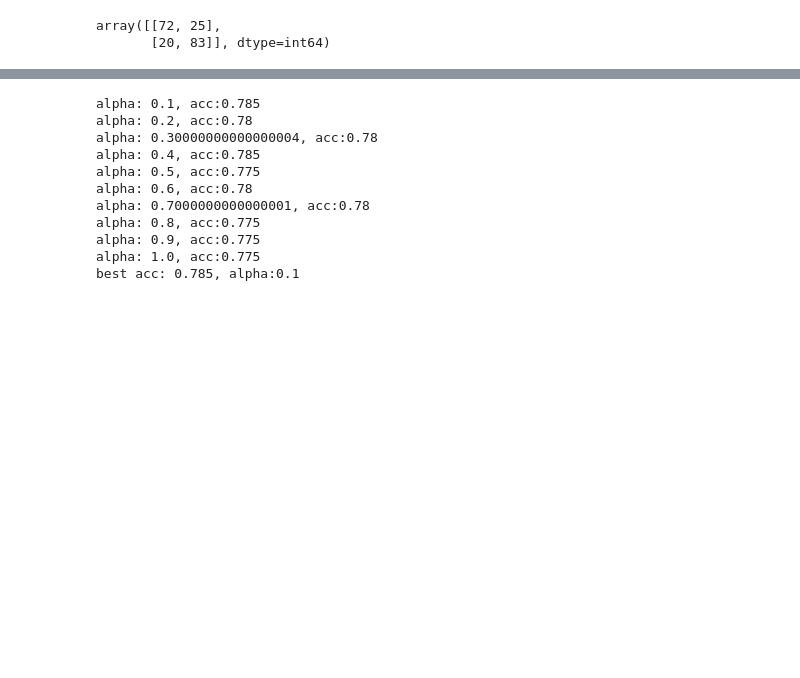
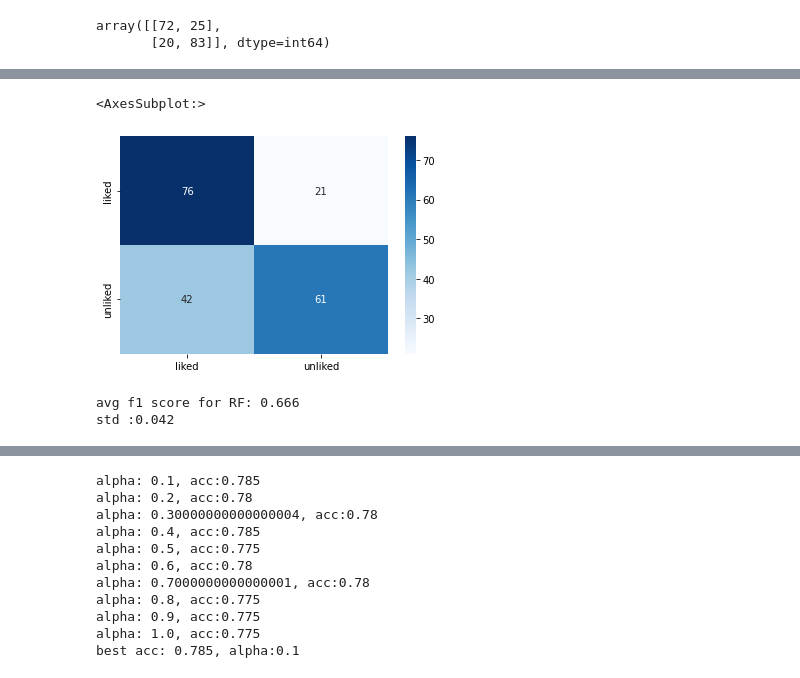
Before and after one commit to agrawal-roopal/Resturant_review, a Jupyter notebook: Resturant Review/Resturant review.ipynb, the cells around one changed output, grey strips where cells are left out. Drawn from its saved outputs; the diff is of its cells as text; code cells hidden in the pictures; blank space fills up the shorter version.

```diff
--- a/Resturant Review/Resturant review.ipynb
+++ b/Resturant Review/Resturant review.ipynb
@@ -284,0 +266,5 @@ plt.show()
+# %%
+dt = DecisionTreeClassifier()
+dt.fit(X_train, y_train)
+y_pred = dt.predict(X_test)
+print(classification_report(y_test, y_pred))
@@ -284,0 +280,15 @@ plt.show()
+# %%
+cm = confusion_matrix(y_test, y_pred)
+sns.heatmap(data=cm,  annot=True, cmap="Blues",xticklabels=['liked', 'unliked'], yticklabels=['liked', 'unliked'])
+# %% [output]
+<AxesSubplot:>
+[figure, added]
+# %%
+from sklearn.ensemble import RandomForestClassifier
+rf = RandomForestClassifier()
+cv = cross_val_score(rf, X_train, y_train, scoring='f1', cv=10)
+print('avg f1 score for RF: {}'.format(round(cv.mean(),3)))
+print('std :{}'.format(round(cv.std(),3)))
+# %% [output]
+avg f1 score for RF: 0.666
+std :0.042
```
Also changed, not shown: parts of 13 cells of this notebook.
